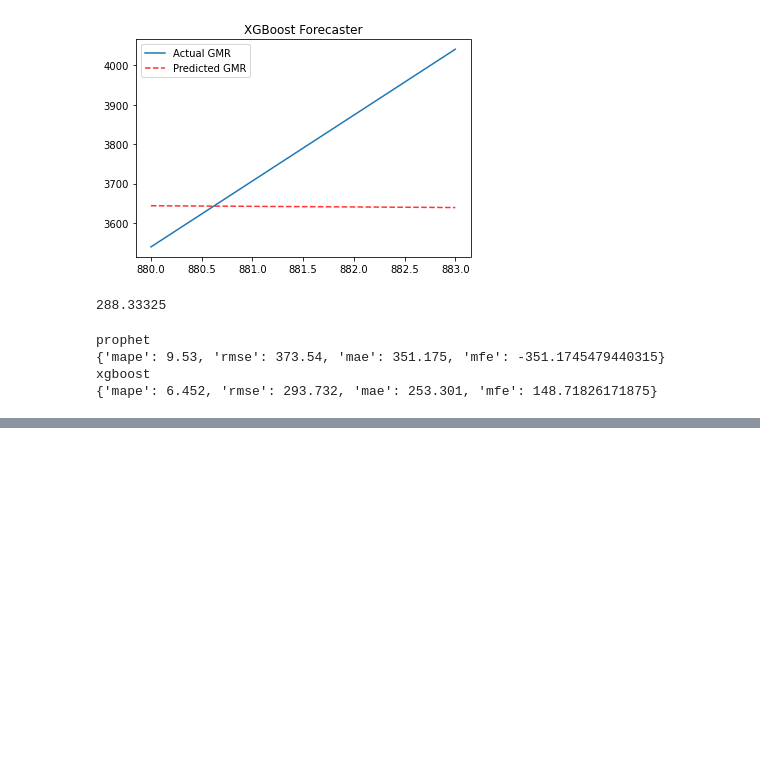
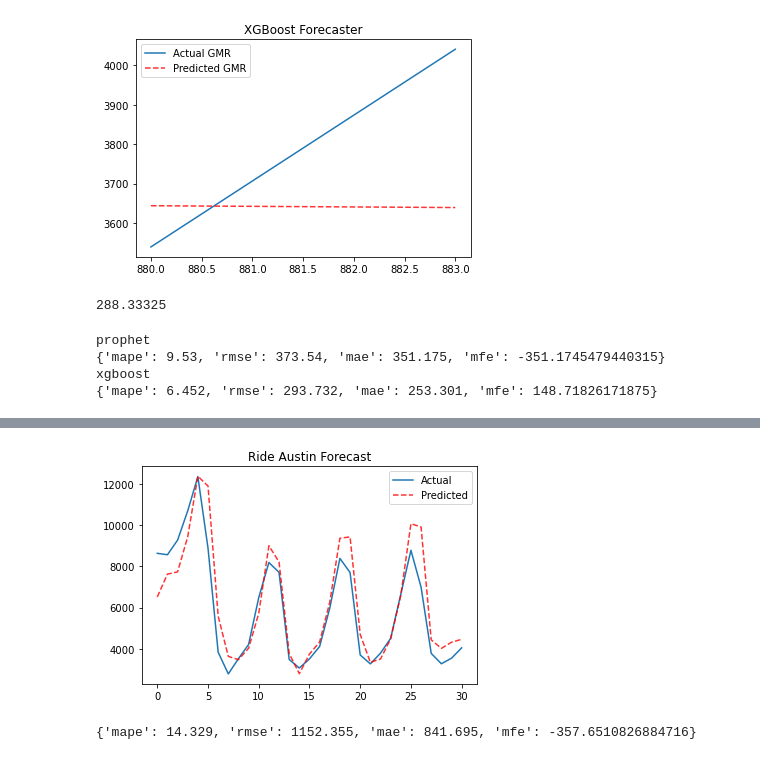
Before and after one commit to bonchae/msda-workshop, a Jupyter notebook: Ride Austin - Forecasting.ipynb, the cells around one changed output, grey strips where cells are left out. Cells and saved outputs as stored; diff of their text form; code cells hidden in the pictures; blank space fills up the shorter version.

```diff
--- a/Ride Austin - Forecasting.ipynb
+++ b/Ride Austin - Forecasting.ipynb
@@ -67,6 +67,6 @@ class Clock:
         self.start_time = time.time()
 
     def stop(self):
-        print(round(time.time() - self.start_time, 5))
+        return round(time.time() - self.start_time, 5)
 
 c = Clock()
@@ -1082,0 +1089,3 @@ xgboost
+# %%
+train_cutoff = datetime.date(2017, 3, 14)
+model_location = ''
@@ -1082,0 +1485,22 @@ xgboost
+# %%
+def display_results(pred_df, pred_col):
+    # Plot results
+    plt.plot(pred_df['y'])
+    plt.plot(pred_df[pred_col], 'r--', alpha=0.8)
+    plt.legend(['Actual', 'Predicted'])
+    plt.title('Ride Austin Forecast')
+    plt.show()
+
+    # Accuracy
+    metrics_dict = {}
+    metrics_dict['mape'] = mean_absolute_percentage_error(pred_df['y'], pred_df[pred_col])
+    metrics_dict['rmse'] = root_mean_squared_error(pred_df['y'], pred_df[pred_col])
+    metrics_dict['mae'] = mean_absolute_error(pred_df['y'], pred_df[pred_col])
+    metrics_dict['mfe'] = mean_forecast_error(pred_df['y'], pred_df[pred_col])
+
+    print(metrics_dict)
+# %%
+display_results(pred_df, 'pred_prophet')
+# %% [output]
+[figure, added]
+{'mape': 14.329, 'rmse': 1152.355, 'mae': 841.695, 'mfe': -357.6510826884716}
```
Also changed, not shown: parts of 22 cells of this notebook.
